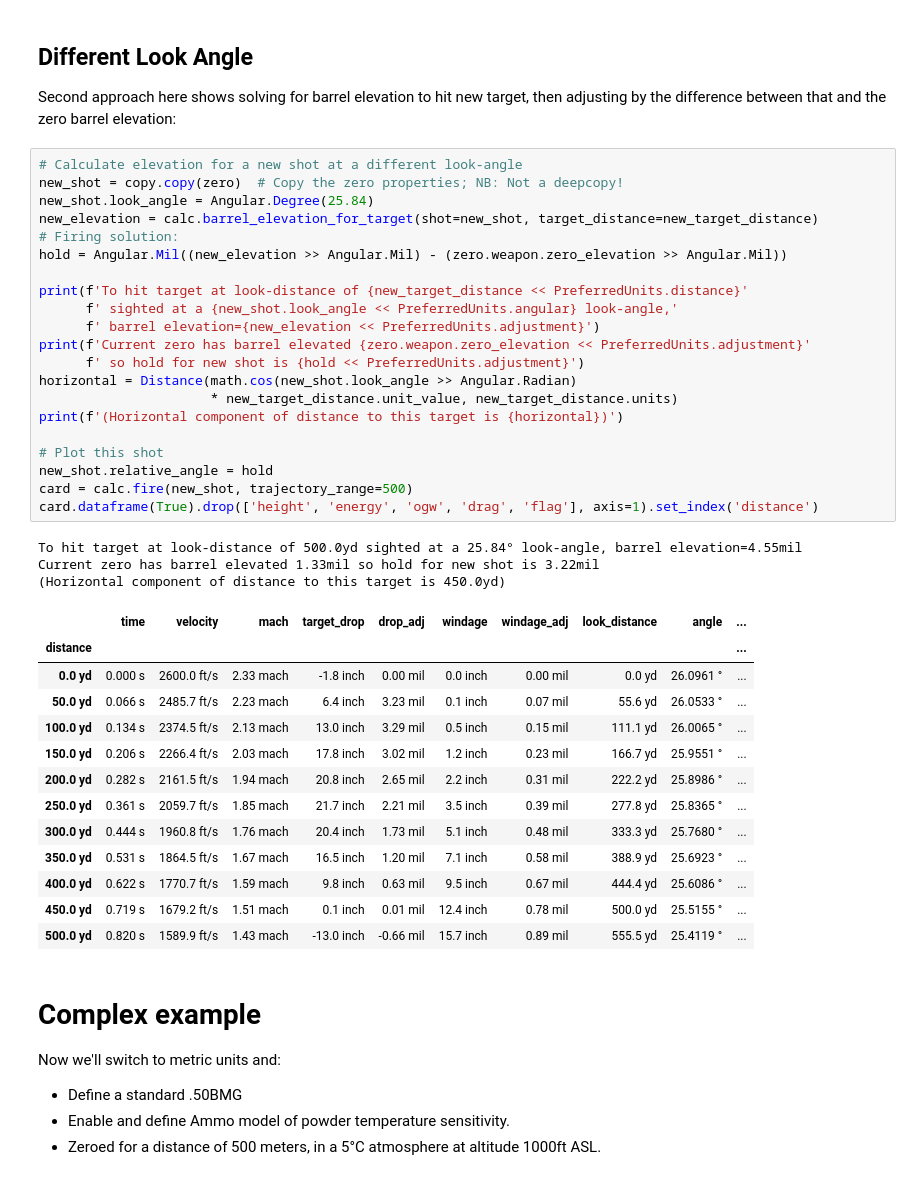
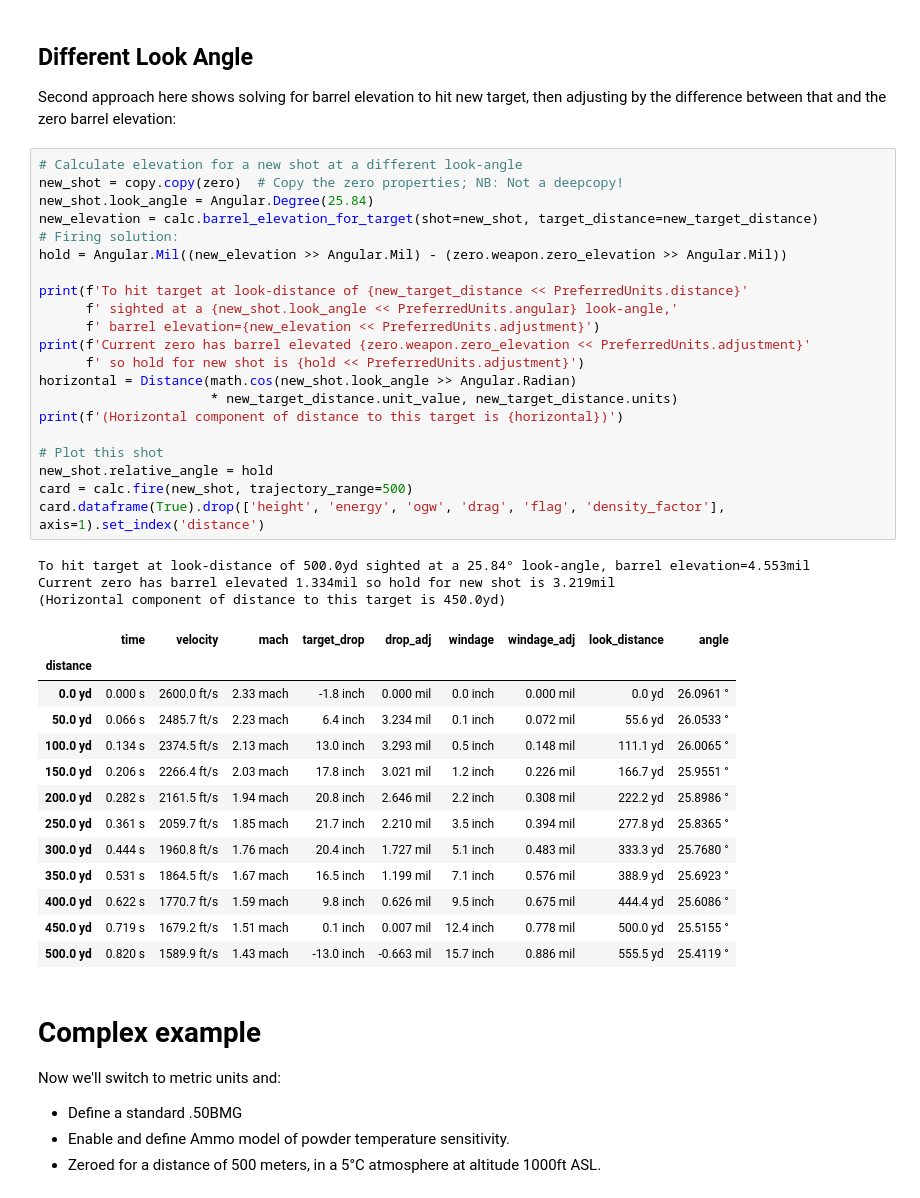
Before and after one commit to o-murphy/py-ballisticcalc, a Jupyter notebook: Example.ipynb, the cells around one changed output. Saved outputs shown, nothing was run; the diff lists cells and outputs as text.

```diff
--- a/Example.ipynb
+++ b/Example.ipynb
@@ -116,41 +116,41 @@ Second approach here shows solving for barrel elevation to hit new target, then
 # %%
 # Calculate elevation for a new shot at a different look-angle
 new_shot = copy.copy(zero)  # Copy the zero properties; NB: Not a deepcopy!
 new_shot.look_angle = Angular.Degree(25.84)
 new_elevation = calc.barrel_elevation_for_target(shot=new_shot, target_distance=new_target_distance)
 # Firing solution:
 hold = Angular.Mil((new_elevation >> Angular.Mil) - (zero.weapon.zero_elevation >> Angular.Mil))
 
 print(f'To hit target at look-distance of {new_target_distance << PreferredUnits.distance}'
       f' sighted at a {new_shot.look_angle << PreferredUnits.angular} look-angle,'
       f' barrel elevation={new_elevation << PreferredUnits.adjustment}')
 print(f'Current zero has barrel elevated {zero.weapon.zero_elevation << PreferredUnits.adjustment}'
       f' so hold for new shot is {hold << PreferredUnits.adjustment}')
 horizontal = Distance(math.cos(new_shot.look_angle >> Angular.Radian)
                       * new_target_distance.unit_value, new_target_distance.units)
 print(f'(Horizontal component of distance to this target is {horizontal})')
 
 # Plot this shot
 new_shot.relative_angle = hold
 card = calc.fire(new_shot, trajectory_range=500)
-card.dataframe(True).drop(['height', 'energy', 'ogw', 'drag', 'flag'], axis=1).set_index('distance')
+card.dataframe(True).drop(['height', 'energy', 'ogw', 'drag', 'flag', 'density_factor'], axis=1).set_index('distance')
 # %% [output]
-To hit target at look-distance of 500.0yd sighted at a 25.84° look-angle, barrel elevation=4.55mil
-Current zero has barrel elevated 1.33mil so hold for new shot is 3.22mil
+To hit target at look-distance of 500.0yd sighted at a 25.84° look-angle, barrel elevation=4.553mil
+Current zero has barrel elevated 1.334mil so hold for new shot is 3.219mil
 (Horizontal component of distance to this target is 450.0yd)
-|  | time | velocity | mach | target_drop | drop_adj | windage | windage_adj | look_distance | angle | ... |
-| distance |  |  |  |  |  |  |  |  |  | ... |
-| 0.0 yd | 0.000 s | 2600.0 ft/s | 2.33 mach | -1.8 inch | 0.00 mil | 0.0 inch | 0.00 mil | 0.0 yd | 26.0961 ° | ... |
-| 50.0 yd | 0.066 s | 2485.7 ft/s | 2.23 mach | 6.4 inch | 3.23 mil | 0.1 inch | 0.07 mil | 55.6 yd | 26.0533 ° | ... |
-| 100.0 yd | 0.134 s | 2374.5 ft/s | 2.13 mach | 13.0 inch | 3.29 mil | 0.5 inch | 0.15 mil | 111.1 yd | 26.0065 ° | ... |
-| 150.0 yd | 0.206 s | 2266.4 ft/s | 2.03 mach | 17.8 inch | 3.02 mil | 1.2 inch | 0.23 mil | 166.7 yd | 25.9551 ° | ... |
-| 200.0 yd | 0.282 s | 2161.5 ft/s | 1.94 mach | 20.8 inch | 2.65 mil | 2.2 inch | 0.31 mil | 222.2 yd | 25.8986 ° | ... |
-| 250.0 yd | 0.361 s | 2059.7 ft/s | 1.85 mach | 21.7 inch | 2.21 mil | 3.5 inch | 0.39 mil | 277.8 yd | 25.8365 ° | ... |
-| 300.0 yd | 0.444 s | 1960.8 ft/s | 1.76 mach | 20.4 inch | 1.73 mil | 5.1 inch | 0.48 mil | 333.3 yd | 25.7680 ° | ... |
-| 350.0 yd | 0.531 s | 1864.5 ft/s | 1.67 mach | 16.5 inch | 1.20 mil | 7.1 inch | 0.58 mil | 388.9 yd | 25.6923 ° | ... |
-| 400.0 yd | 0.622 s | 1770.7 ft/s | 1.59 mach | 9.8 inch | 0.63 mil | 9.5 inch | 0.67 mil | 444.4 yd | 25.6086 ° | ... |
-| 450.0 yd | 0.719 s | 1679.2 ft/s | 1.51 mach | 0.1 inch | 0.01 mil | 12.4 inch | 0.78 mil | 500.0 yd | 25.5155 ° | ... |
-| 500.0 yd | 0.820 s | 1589.9 ft/s | 1.43 mach | -13.0 inch | -0.66 mil | 15.7 inch | 0.89 mil | 555.5 yd | 25.4119 ° | ... |
+|  | time | velocity | mach | target_drop | drop_adj | windage | windage_adj | look_distance | angle |
+| distance |  |  |  |  |  |  |  |  |  |
+| 0.0 yd | 0.000 s | 2600.0 ft/s | 2.33 mach | -1.8 inch | 0.000 mil | 0.0 inch | 0.000 mil | 0.0 yd | 26.0961 ° |
+| 50.0 yd | 0.066 s | 2485.7 ft/s | 2.23 mach | 6.4 inch | 3.234 mil | 0.1 inch | 0.072 mil | 55.6 yd | 26.0533 ° |
+| 100.0 yd | 0.134 s | 2374.5 ft/s | 2.13 mach | 13.0 inch | 3.293 mil | 0.5 inch | 0.148 mil | 111.1 yd | 26.0065 ° |
+| 150.0 yd | 0.206 s | 2266.4 ft/s | 2.03 mach | 17.8 inch | 3.021 mil | 1.2 inch | 0.226 mil | 166.7 yd | 25.9551 ° |
+| 200.0 yd | 0.282 s | 2161.5 ft/s | 1.94 mach | 20.8 inch | 2.646 mil | 2.2 inch | 0.308 mil | 222.2 yd | 25.8986 ° |
+| 250.0 yd | 0.361 s | 2059.7 ft/s | 1.85 mach | 21.7 inch | 2.210 mil | 3.5 inch | 0.394 mil | 277.8 yd | 25.8365 ° |
+| 300.0 yd | 0.444 s | 1960.8 ft/s | 1.76 mach | 20.4 inch | 1.727 mil | 5.1 inch | 0.483 mil | 333.3 yd | 25.7680 ° |
+| 350.0 yd | 0.531 s | 1864.5 ft/s | 1.67 mach | 16.5 inch | 1.199 mil | 7.1 inch | 0.576 mil | 388.9 yd | 25.6923 ° |
+| 400.0 yd | 0.622 s | 1770.7 ft/s | 1.59 mach | 9.8 inch | 0.626 mil | 9.5 inch | 0.675 mil | 444.4 yd | 25.6086 ° |
+| 450.0 yd | 0.719 s | 1679.2 ft/s | 1.51 mach | 0.1 inch | 0.007 mil | 12.4 inch | 0.778 mil | 500.0 yd | 25.5155 ° |
+| 500.0 yd | 0.820 s | 1589.9 ft/s | 1.43 mach | -13.0 inch | -0.663 mil | 15.7 inch | 0.886 mil | 555.5 yd | 25.4119 ° |
 # %% [markdown]
 # Complex example
 
```
Also changed, not shown: parts of 4 cells of this notebook, 1 other file.
